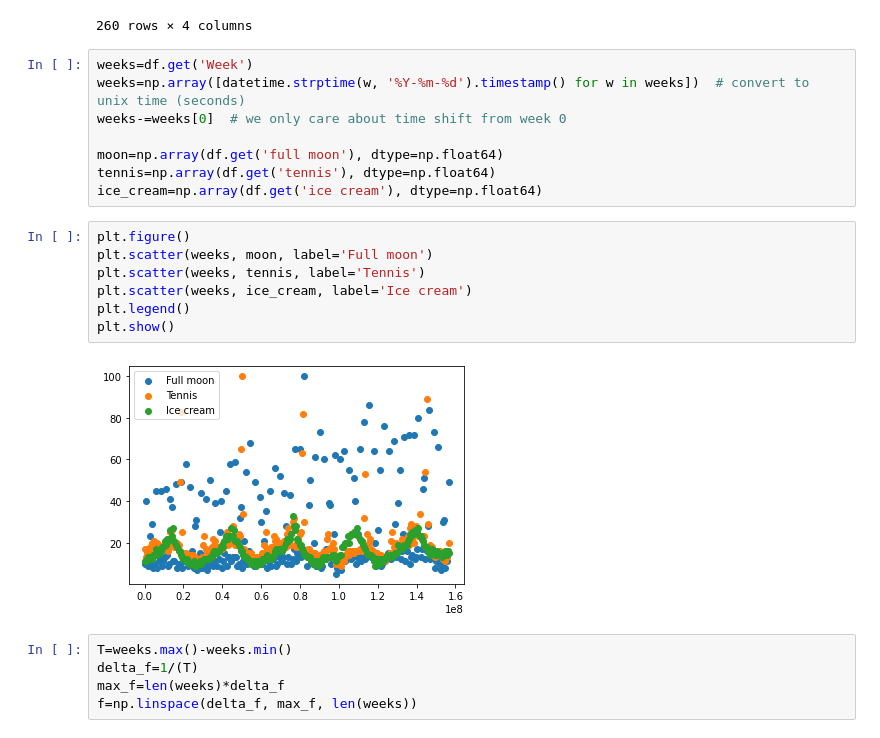
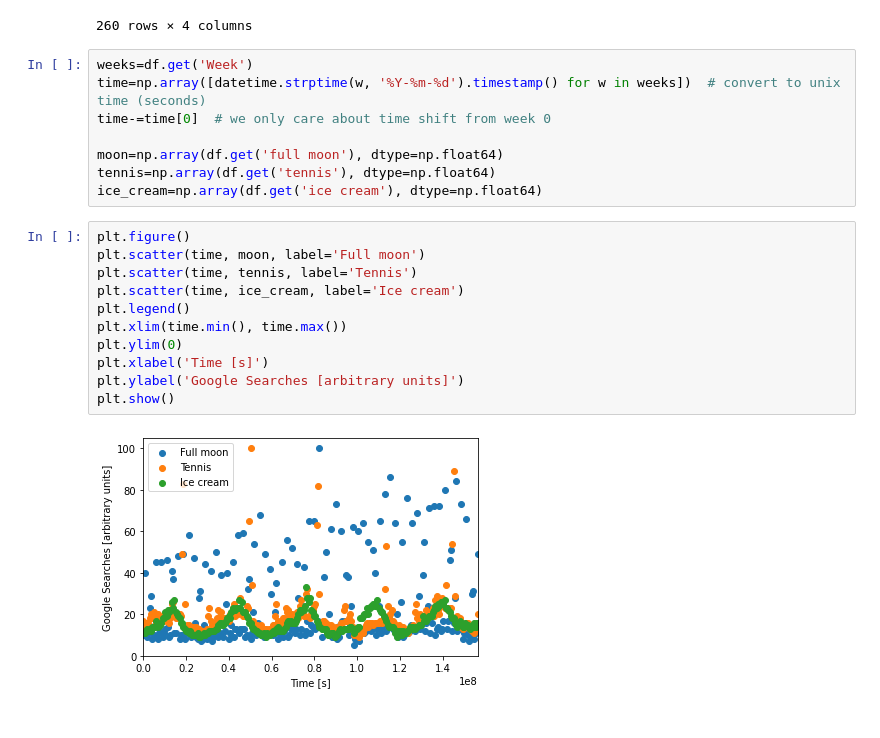
Before and after one commit to christianhbye/python_ay_250_hw, a Jupyter notebook: hw_1/hw_1_assignment.ipynb, the cells around one changed output. Drawn from its saved outputs; the diff is of its cells as text.

```diff
--- a/hw_1/hw_1_assignment.ipynb
+++ b/hw_1/hw_1_assignment.ipynb
@@ -522,23 +524,22 @@ df
 260 rows × 4 columns
 # %%
 weeks=df.get('Week')
-weeks=np.array([datetime.strptime(w, '%Y-%m-%d').timestamp() for w in weeks])  # convert to unix time (seconds)
-weeks-=weeks[0]  # we only care about time shift from week 0
+time=np.array([datetime.strptime(w, '%Y-%m-%d').timestamp() for w in weeks])  # convert to unix time (seconds)
+time-=time[0]  # we only care about time shift from week 0
 
 moon=np.array(df.get('full moon'), dtype=np.float64)
 tennis=np.array(df.get('tennis'), dtype=np.float64)
 ice_cream=np.array(df.get('ice cream'), dtype=np.float64)
 # %%
 plt.figure()
-plt.scatter(weeks, moon, label='Full moon')
-plt.scatter(weeks, tennis, label='Tennis')
-plt.scatter(weeks, ice_cream, label='Ice cream')
+plt.scatter(time, moon, label='Full moon')
+plt.scatter(time, tennis, label='Tennis')
+plt.scatter(time, ice_cream, label='Ice cream')
 plt.legend()
+plt.xlim(time.min(), time.max())
+plt.ylim(0)
+plt.xlabel('Time [s]')
+plt.ylabel('Google Searches [arbitrary units]')
 plt.show()
 # %% [output]
-[figure, old version]
+[figure, new version]
-# %%
-T=weeks.max()-weeks.min()
-delta_f=1/(T)
-max_f=len(weeks)*delta_f
-f=np.linspace(delta_f, max_f, len(weeks))
```
Also changed, not shown: parts of 14 cells of this notebook.
